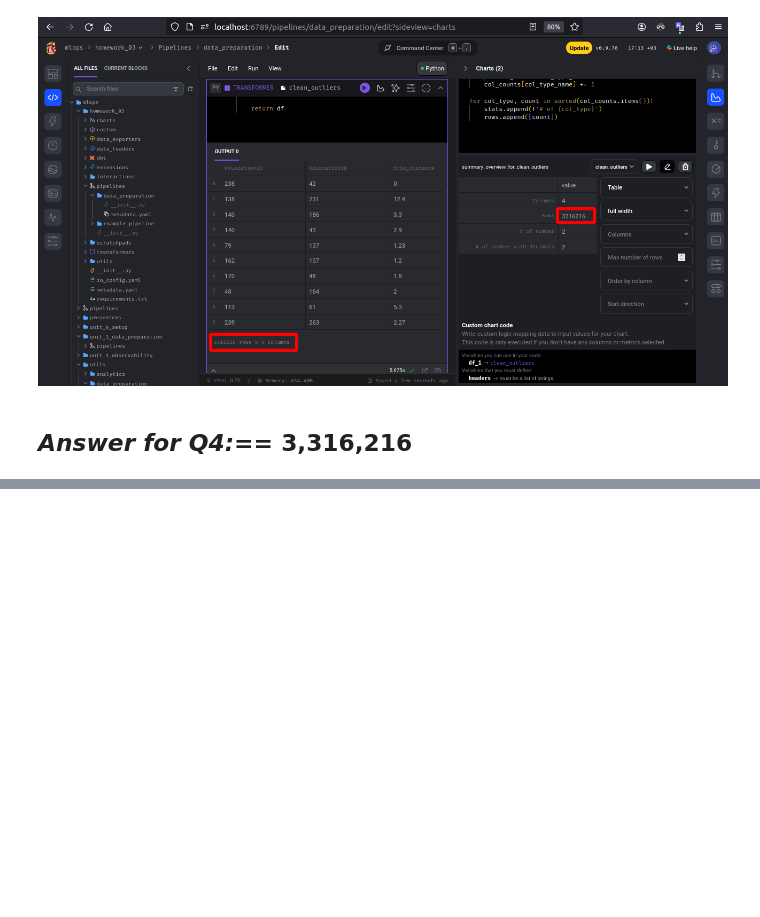
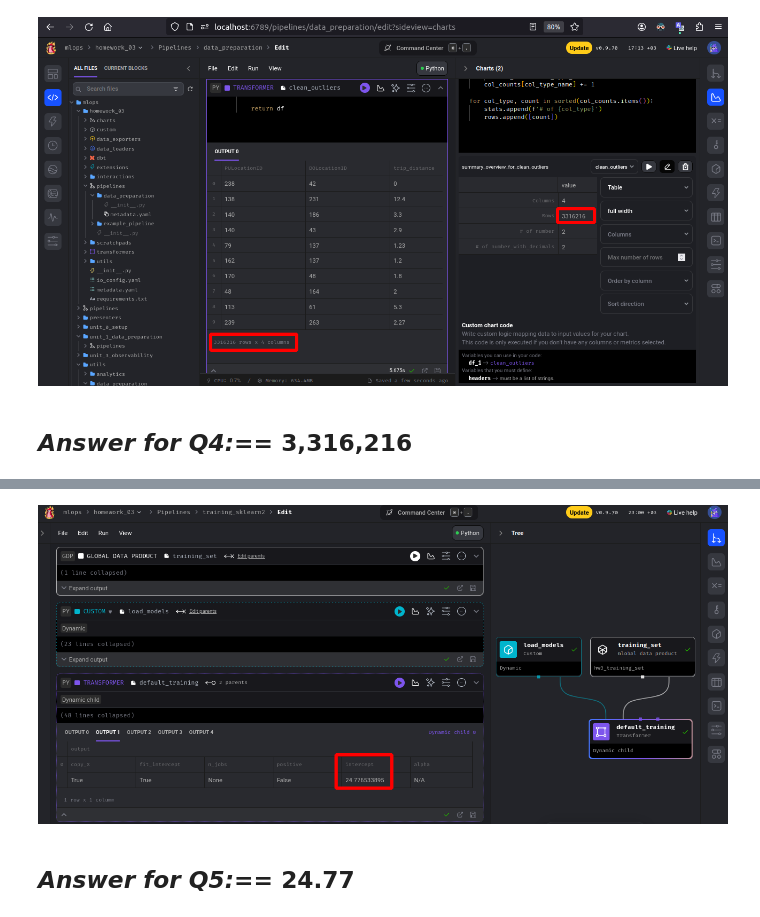
Before and after one commit to alex-sokolov2011/MLOps_zoomcamp, a Jupyter notebook: 03-orchestration/hw03.ipynb, the cells around one changed output, grey strips where cells are left out. Cells and saved outputs as stored; diff of their text form; code cells hidden in the pictures; blank space fills up the shorter version.

```diff
--- a/03-orchestration/hw03.ipynb
+++ b/03-orchestration/hw03.ipynb
@@ -162,0 +261,6 @@ Image(filename='./screenshots/screenshot_Q4_hw3.png')
+# %%
+Image(filename='./screenshots/screenshot_Q5_hw3.png')
+# %% [output]
+[figure, added]
+# %% [markdown]
+## ***Answer for Q5:==*** 24.77
```
Also changed, not shown: parts of 4 cells of this notebook, 12 other files.
